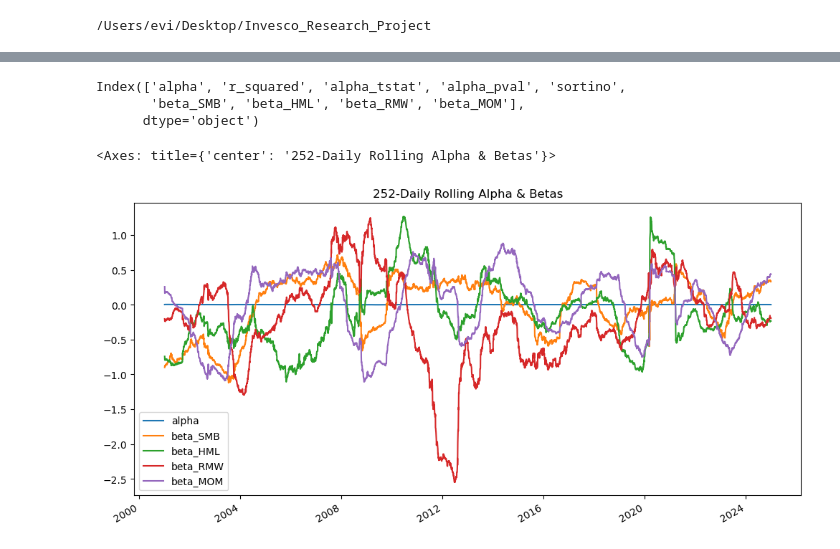
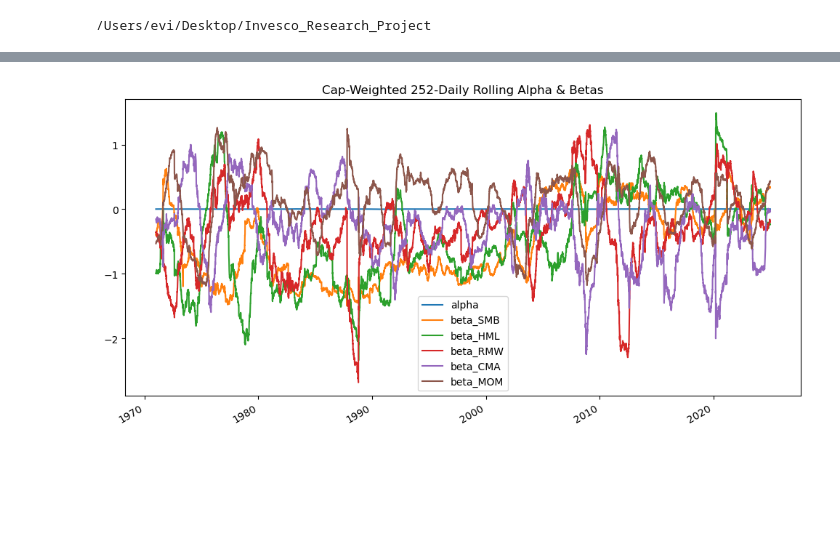
Before and after one commit to eviprous/Invesco_Research_Project, a Jupyter notebook: notebooks/Factors_Regressions_App.ipynb, the cells around one changed output, grey strips where cells are left out. Drawn from its saved outputs; the diff is of its cells as text; code cells hidden in the pictures; blank space fills up the shorter version.

```diff
--- a/notebooks/Factors_Regressions_App.ipynb
+++ b/notebooks/Factors_Regressions_App.ipynb
@@ -35,7 +35,7 @@ DATA_PROCESSED_DIR = project_root / "data" / "processed"
 # %% [markdown]
 EITHER 1996 OR 1966
 # %%
-start_date = "1996-10-01"
+start_date = "1966-10-01"
 start_date = str(int(start_date[:4]) +3)
 period = start_date + '_2024'
 # %%
@@ -530,2 +518,0 @@ Index(['Cap-Weighted', 'Equal-Weighted', 'EBC', 'MKT_RF', 'SMB', 'HML', 'RMW',
-# %%
-rolling = ba.compute_rolling_betas_and_alpha(df_daily,'Cap-Weighted',252,False,True,True,True,False,True)
@@ -550,6 +518,0 @@ rolling[['alpha', 'beta_SMB', 'beta_HML', 'beta_RMW','beta_MOM']].to_csv(DATA_PR
-# %%
-rolling.columns
-# %% [output]
-Index(['alpha', 'r_squared', 'alpha_tstat', 'alpha_pval', 'sortino',
-       'beta_SMB', 'beta_HML', 'beta_RMW', 'beta_MOM'],
-      dtype='object')
@@ -558,5 +519,20 @@ plot_cols = ['alpha', 'beta_SMB', 'beta_HML', 'beta_RMW','beta_MOM']
-# %%
-rolling[plot_cols].plot(figsize=(12, 6), title=f"252-Daily Rolling Alpha & Betas")
-# %% [output]
-<Axes: title={'center': '252-Daily Rolling Alpha & Betas'}>
-[figure, removed]
+# %%
+def graph_and_save_csv(df, portfolio_name, window, include_CMA, start_date_name):
+    rolling= ba.compute_rolling_betas_and_alpha(df,portfolio_name,window,False,True,True,True,include_CMA,True)
+    if include_CMA:
+        columns = ['alpha', 'beta_SMB', 'beta_HML', 'beta_RMW','beta_CMA','beta_MOM']
+        cma = 'CMA'
+        rolling[columns].to_csv(DATA_PROCESSED_DIR_KEN/f'daily_{portfolio_name}_rolling_betas_{start_date_name}_{cma}.csv')
+    else:
+        columns = ['alpha', 'beta_SMB', 'beta_HML', 'beta_RMW','beta_MOM']
+        cma = 'no_CMA'
+        rolling[columns].to_csv(DATA_PROCESSED_DIR_KEN/f'daily_{portfolio_name}_rolling_betas_{start_date_name}_{cma}.csv')
+
+    rolling[columns].plot(figsize=(12, 6), title=f"{portfolio_name} 252-Daily Rolling Alpha & Betas")
+# %%
+CW = 'Cap-Weighted'
+Q1Q3 = 'High EBC & Low Preference'
+graph_and_save_csv(df_daily,CW, 252, True, str(int(start_date)+1))
+#
+# %% [output]
+[figure, added]
```
Also changed, not shown: parts of 7 cells of this notebook, 6 other files.
